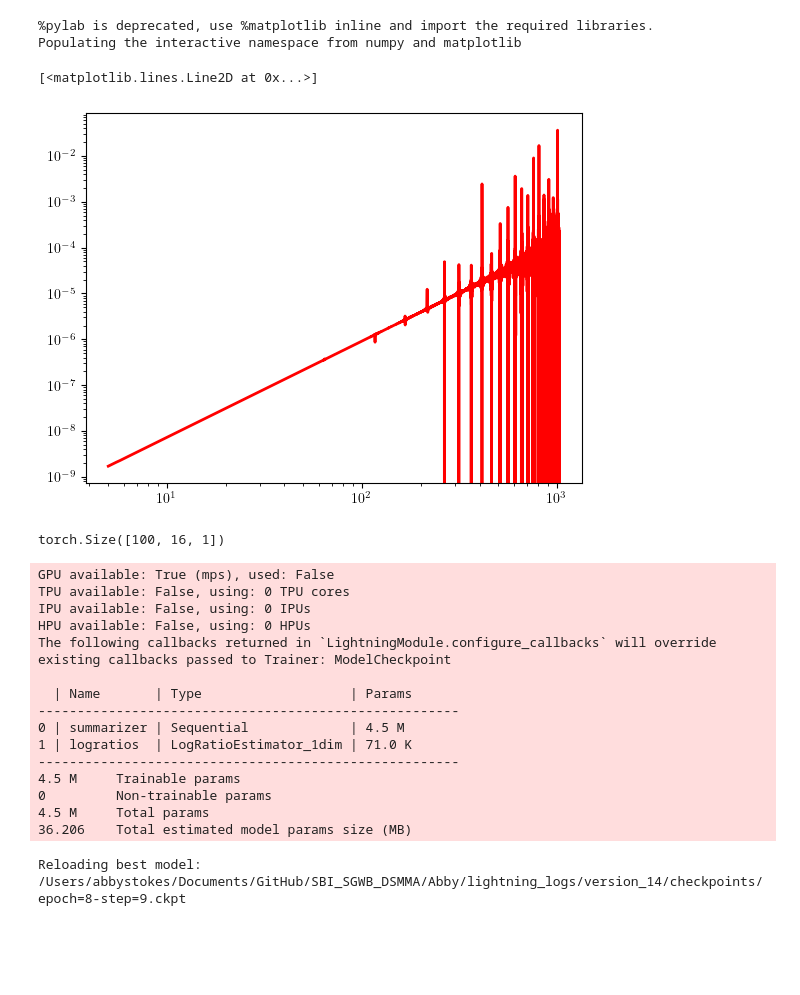
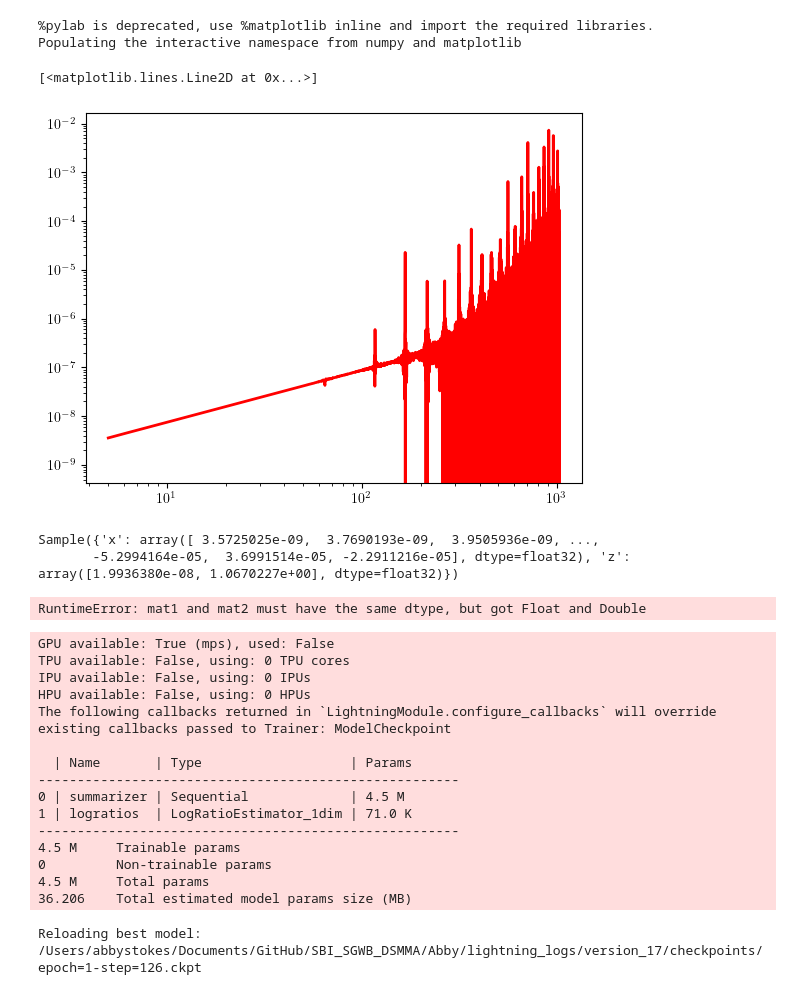
Before and after one commit to abbystokes/SBI_SGWB_DSMMA, a Jupyter notebook: Abby/ParamEst.ipynb, the cells around one changed output. Cells and saved outputs as stored; diff of their text form; code cells hidden in the pictures; blank space fills up the shorter version.

Commit message:
Fixed inference charts

```diff
--- a/Abby/ParamEst.ipynb
+++ b/Abby/ParamEst.ipynb
@@ -71,25 +71,30 @@ class Simulator(swyft.Simulator):
 # %%
 # Sample from Simulator
 
-n_samples = 1000
+n_samples = 10000
 fref = 25
 CE_PSD = np.genfromtxt("data/cosmic_explorer_40km_for_paper.txt")
 CE_PSD[0, 0]  = 4.99999999999999999
 CE_PSD[:, 1] = CE_PSD[:, 1]**2
 gamma_HL = np.genfromtxt("data/gamma_HL.txt")
 T_obs = 365 * 24 * 3600
 
 sim = Simulator(fref, CE_PSD, gamma_HL, T_obs, bounds=None)
 
 obs = sim.sample(conditions = {'z': np.array([5e-8, 2.1])})
-samples = sim.sample(N = 100)
+sims = sim.sample(N = n_samples)
 
-samples = swyft.Samples(x=samples['x'], z=samples['z'])
-
+samples = swyft.Samples(x=sims['x'][1:], z=sims['z'][1:])
+obs = swyft.Sample(x=sims['x'][0], z=sims['z'][0] )
 plt.loglog(sim.freq, obs['x'], 'r', lw=2)
 # %% [output]
 [<matplotlib.lines.Line2D at 0x...>]
-[figure, old version]
+[figure, new version]
+# %%
+obs
+# %% [output]
+Sample({'x': array([ 3.5725025e-09,  3.7690193e-09,  3.9505936e-09, ...,
+       -5.2994164e-05,  3.6991514e-05, -2.2911216e-05], dtype=float32), 'z': array([1.9936380e-08, 1.0670227e+00], dtype=float32)})
 # %%
 # Define swyft network
 
@@ -140,9 +145,9 @@ summarizer = nn.Sequential(nn.Linear(4076, 1024),
             nn.Linear(64, 16),
             )
 
-np.shape(summarizer(torch.tensor(samples['x'])).unsqueeze(-1))
+np.shape(summarizer(torch.tensor(samples['x'])))
 # %% [output]
-torch.Size([100, 16, 1])
+RuntimeError: mat1 and mat2 must have the same dtype, but got Float and Double
 # %%
 trainer = swyft.SwyftTrainer(accelerator=DEVICE, precision=64)
 
@@ -168,5 +173,5 @@ The following callbacks returned in `LightningModule.configure_callbacks` will o
 0         Non-trainable params
 4.5 M     Total params
 36.206    Total estimated model params size (MB)
-Reloading best model: /Users/abbystokes/Documents/GitHub/SBI_SGWB_DSMMA/Abby/lightning_logs/version_14/checkpoints/epoch=8-step=9.ckpt
+Reloading best model: /Users/abbystokes/Documents/GitHub/SBI_SGWB_DSMMA/Abby/lightning_logs/version_17/checkpoints/epoch=1-step=126.ckpt
 # %%
```
Also changed, not shown: parts of 1 cell of this notebook.
